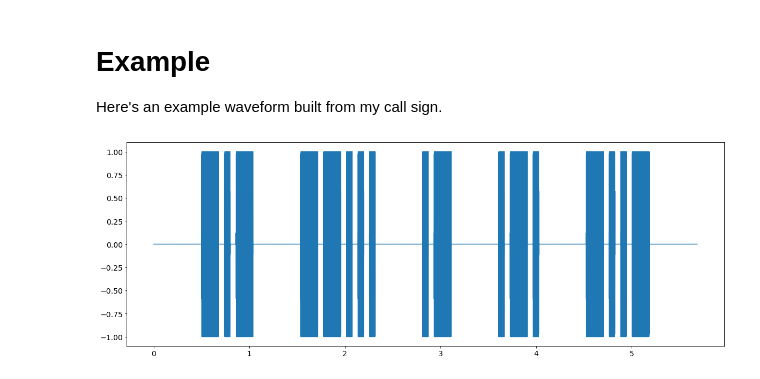
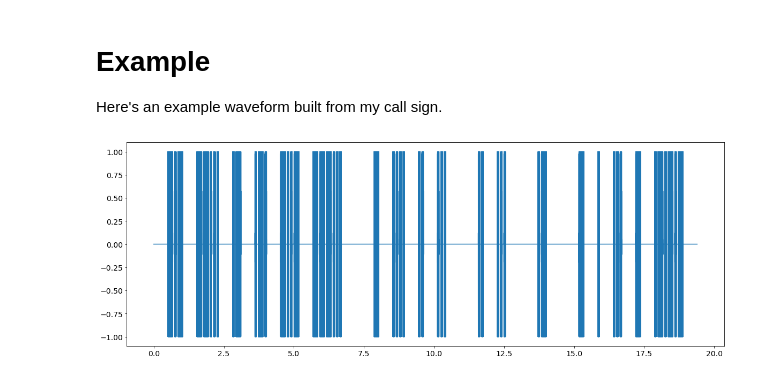
Before and after one commit to k7arx/modulation, a Jupyter notebook: MORSE/Morse.ipynb, the cells around one changed output. Drawn from its saved outputs; the diff is of its cells as text; code cells hidden in the pictures.

```diff
--- a/MORSE/Morse.ipynb
+++ b/MORSE/Morse.ipynb
@@ -144,16 +144,16 @@ Here's an example waveform built from my call sign.
 # %%
 tone = 700
 char_rate = 20 # wpm
 word_rate = 12 # wpm
 fs = 48000     # Use any convenient sample rate. Should be > 2*max audio frequency
 
-signal = build('k7arx', char_rate, word_rate=word_rate, fs=fs, ft=tone, frontpad=True, endpad=True)
+signal = build('k7arx: This is a test.', char_rate, word_rate=word_rate, fs=fs, ft=tone, frontpad=True, endpad=True)
 time = np.arange(0,len(signal)/fs,1/fs)[:len(signal)]
 
 plt.figure(figsize=(20,7))
 plt.plot(time,signal);
 # %% [output]
-[figure, old version]
+[figure, new version]
 # %%
 ### Lets us resample the audio to standard audio sample rates. The waveform could have been built with this sample rate to begin with,
 #   but I chose to use a non-standard rate to build the wave form so that I could demonstrate how to resample.
```
Also changed, not shown: parts of 4 cells of this notebook, 3 other files.
